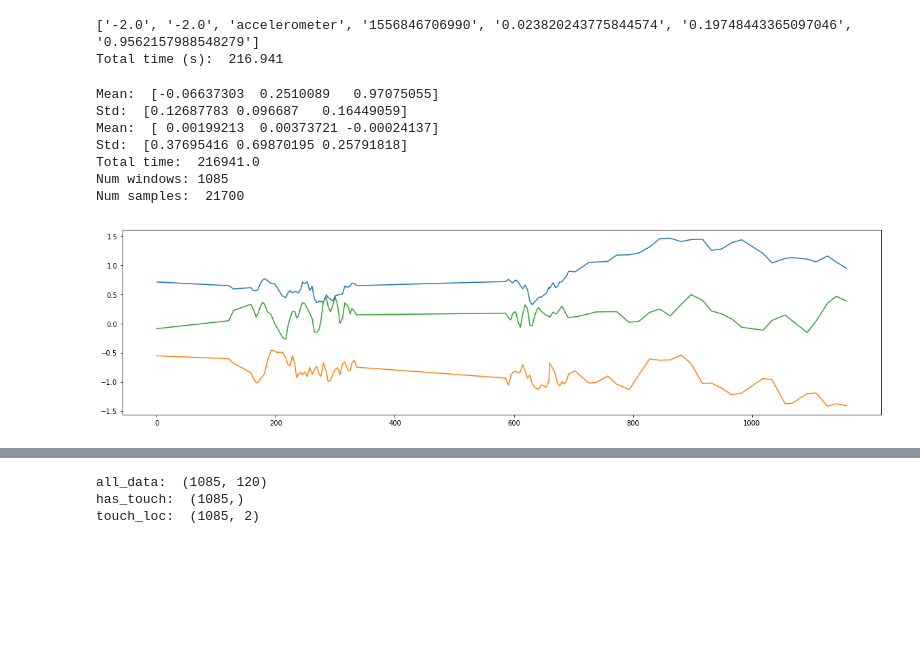
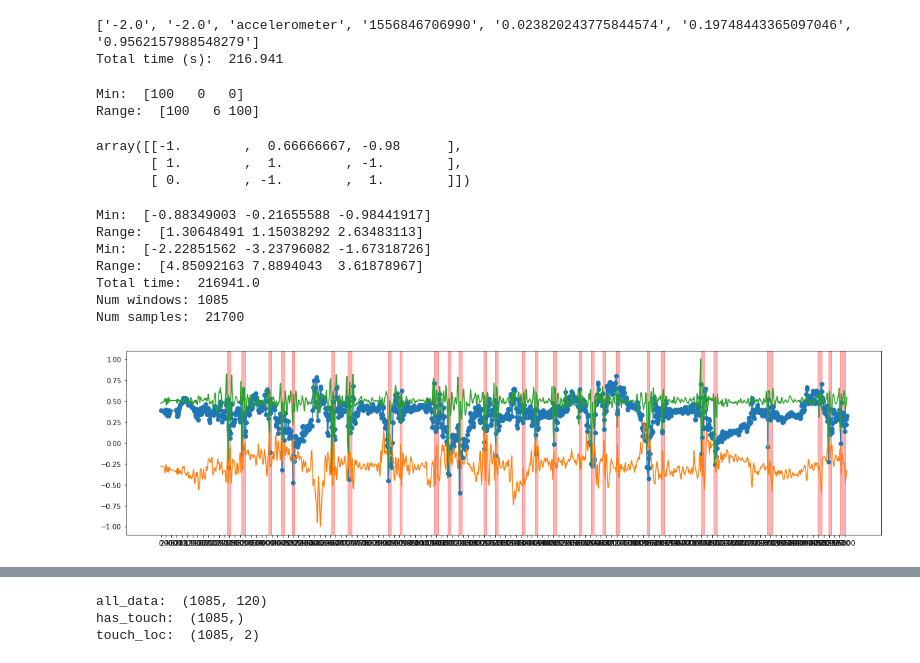
Before and after one commit to jlin816/gyrosec, a Jupyter notebook: preprocess.ipynb, the cells around one changed output, grey strips where cells are left out. Cells and saved outputs as stored; diff of their text form; code cells hidden in the pictures; blank space fills up the shorter version.

```diff
--- a/preprocess.ipynb
+++ b/preprocess.ipynb
@@ -28,13 +28,22 @@ print("Total time (s): ", (int(csvf[-1][3]) - start_time)/1000)
 # %% [output]
 ['-2.0', '-2.0', 'accelerometer', '1556846706990', '0.023820243775844574', '0.19748443365097046', '0.9562157988548279']
 Total time (s):  216.941
-# %%
-def normalize(arr):
-    mean = np.mean(arr, axis=0)
-    std = np.std(arr, axis=0)
-    print("Mean: ", mean)
-    print("Std: ", std)
-    return (arr - mean) / std
+# %%
+def normalize(arr):
+    """Normalizes to [-1, 1]."""
+    arr_min = np.min(arr, axis=0)
+    arr_range = np.ptp(arr, axis=0)
+    print("Min: ", arr_min)
+    print("Range: ", arr_range)
+    return (2.*(arr - arr_min) / arr_range) - 1
+
+normalize(np.array([[100, 5, 1],[200, 6, 0],[150, 0,100]]))
+# %% [output]
+Min:  [100   0   0]
+Range:  [100   6 100]
+array([[-1.        ,  0.66666667, -0.98      ],
+       [ 1.        ,  1.        , -1.        ],
+       [ 0.        , -1.        ,  1.        ]])
 # %%
 # Separate acc and gyro data
 acc_data = np.array([[
@@ -56,35 +65,35 @@ print("Total time: ", end_time)
 print("Num windows:", num_windows)
 print("Num samples: ", num_samples)
 # %% [output]
-Mean:  [-0.06637303  0.2510089   0.97075055]
-Std:  [0.12687783 0.096687   0.16449059]
-Mean:  [ 0.00199213  0.00373721 -0.00024137]
-Std:  [0.37695416 0.69870195 0.25791818]
+Min:  [-0.88349003 -0.21655588 -0.98441917]
+Range:  [1.30648491 1.15038292 2.63483113]
+Min:  [-2.22851562 -3.23796082 -1.67318726]
+Range:  [4.85092163 7.8894043  3.61878967]
 Total time:  216941.0
 Num windows: 1085
 Num samples:  21700
 # %%
 plt.figure(figsize=(20,5))
 
-num_samples_to_view = 100
-end_time = acc_data[num_samples_to_view - 1][0]
+num_samples_to_view = 1500
+plot_end_time = acc_data[num_samples_to_view - 1][0]
 acc_data_t_ms = acc_data[:num_samples_to_view, 0]
-plt.plot(acc_data_t_ms, acc_data[:num_samples_to_view, 1])
+plt.plot(acc_data_t_ms, acc_data[:num_samples_to_view, 1], marker="o")
 plt.plot(acc_data_t_ms, acc_data[:num_samples_to_view, 2])
 plt.plot(acc_data_t_ms, acc_data[:num_samples_to_view, 3])
 
-presses = [int(x[3]) - start_time for x in csvf if x[2] == "press" if int(x[3]) - start_time < end_time]
-releases = [int(x[3]) - start_time for x in csvf if x[2] == "release" if int(x[3]) - start_time < end_time]
+presses = [int(x[3]) - start_time for x in csvf if x[2] == "press" if int(x[3]) - start_time < plot_end_time]
+releases = [int(x[3]) - start_time for x in csvf if x[2] == "release" if int(x[3]) - start_time < plot_end_time]
 
 presses = presses[:min(len(presses), len(releases))]
 
 for i in range(len(presses)):
     plt.axvspan(presses[i], releases[i], alpha=0.3, color="r")
 
-plt.xticks(np.arange(0, end_time, step=200))
+plt.xticks(np.arange(0, plot_end_time, step=200))
 plt.show()
 # %% [output]
-[figure, old version]
+[figure, new version]
 # %%
 # Interpolate
 interp_times = np.linspace(0, end_time, num=num_samples)
```
Also changed, not shown: parts of 8 cells of this notebook.
